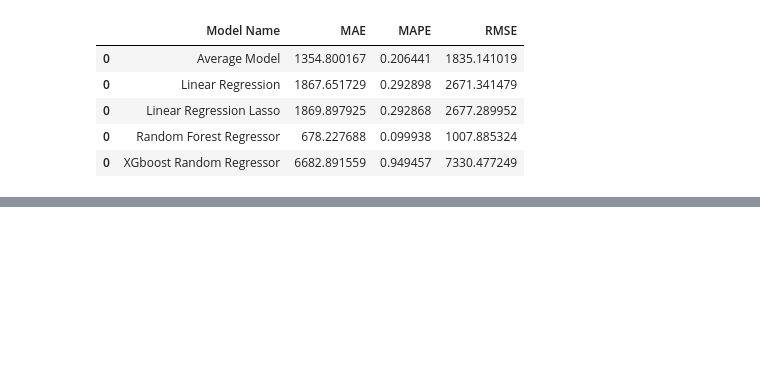
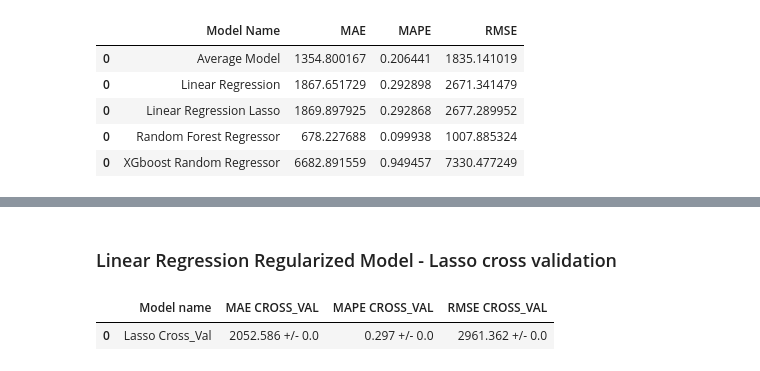
Before and after one commit to lavinomenezes/Ds_em_producao, a Jupyter notebook: Ds_em_producao_06_machine_learning.ipynb, the cells around one changed output, grey strips where cells are left out. Saved outputs shown, nothing was run; the diff lists cells and outputs as text; code cells hidden in the pictures; blank space fills up the shorter version.

```diff
--- a/Ds_em_producao_06_machine_learning.ipynb
+++ b/Ds_em_producao_06_machine_learning.ipynb
@@ -215,0 +274,9 @@ modelling_result
+# %% [markdown]
+### Linear Regression Regularized Model - Lasso cross validation
+# %%
+model = Lasso(alpha=0.001)
+ls = cross_validation(x_training,5,"Lasso",model)
+ls
+# %% [output]
+|  | Model name | MAE CROSS_VAL | MAPE CROSS_VAL | RMSE CROSS_VAL |
+| 0 | Lasso Cross_Val | 2052.586 +/- 0.0 | 0.297 +/- 0.0 | 2961.362 +/- 0.0 |
```
Also changed, not shown: parts of 26 cells of this notebook.
